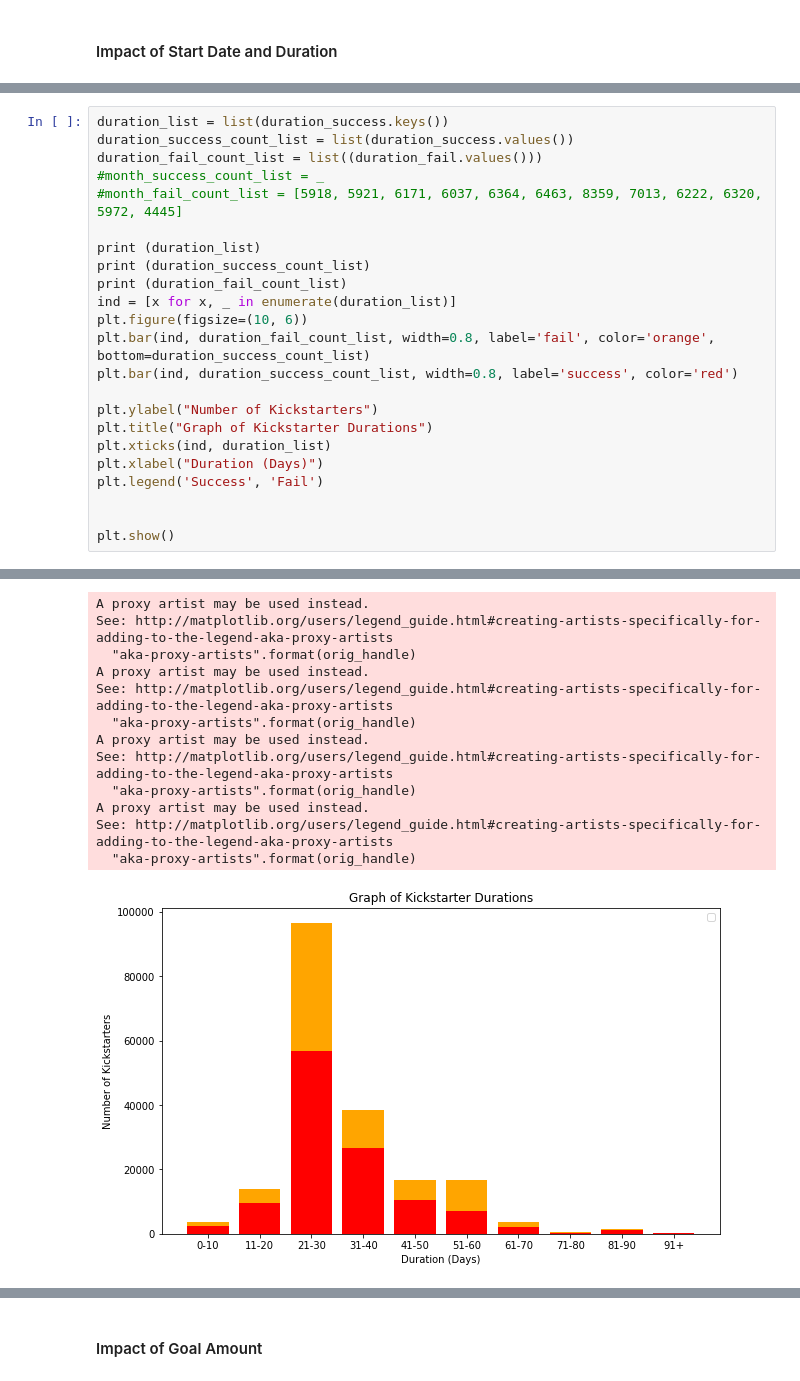
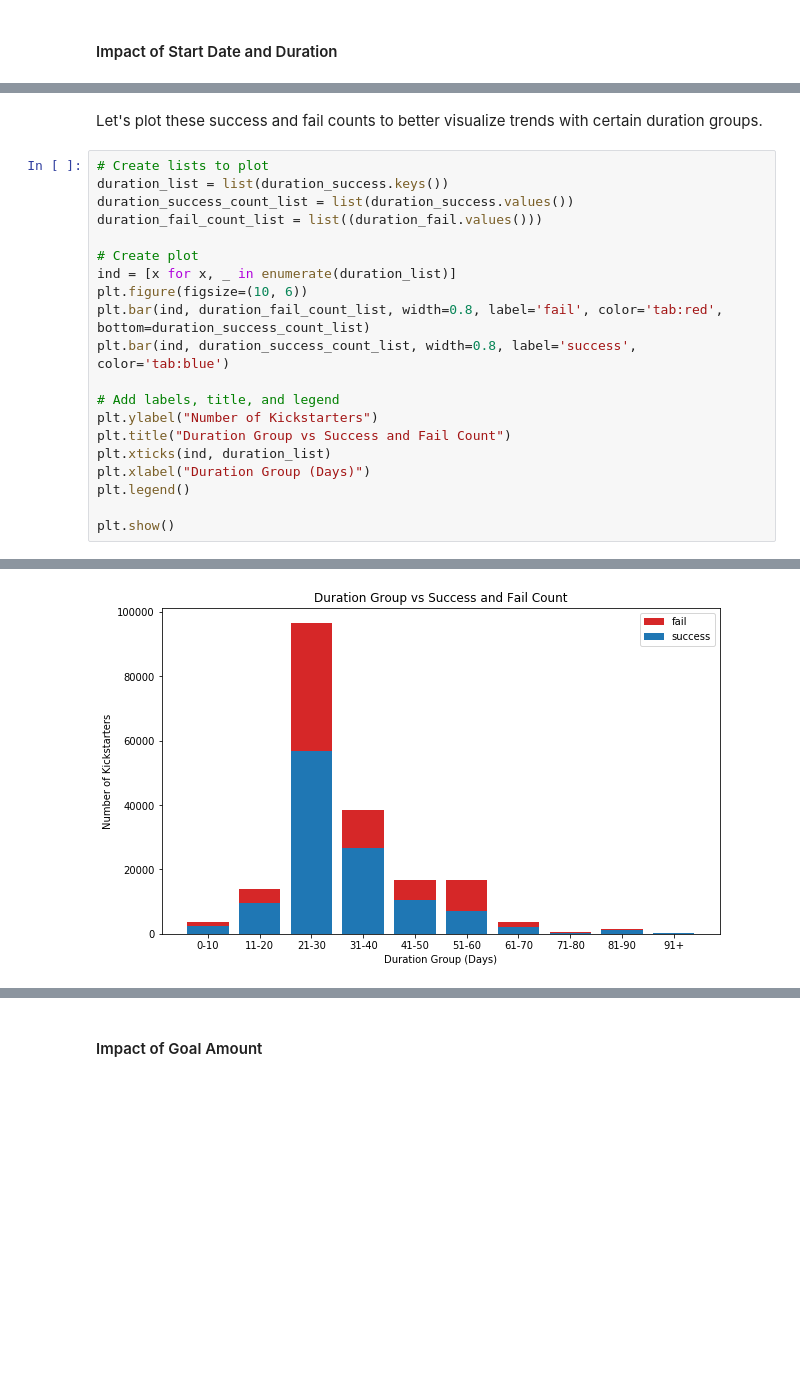
Before and after one commit to DP-20/Cogs108, a Jupyter notebook: Final Project.ipynb, the cells around one changed output, grey strips where cells are left out. Cells and saved outputs as stored; diff of their text form; blank space fills up the shorter version.

```diff
--- a/Final Project.ipynb
+++ b/Final Project.ipynb
@@ -522,24 +638,23 @@ print (duration_fail)
+# %% [markdown]
+Let's plot these success and fail counts to better visualize trends with certain duration groups.
 # %%
+# Create lists to plot
 duration_list = list(duration_success.keys())
 duration_success_count_list = list(duration_success.values())
 duration_fail_count_list = list((duration_fail.values()))
-#month_success_count_list = _
-#month_fail_count_list = [5918, 5921, 6171, 6037, 6364, 6463, 8359, 7013, 6222, 6320, 5972, 4445]
 
-print (duration_list)
-print (duration_success_count_list)
-print (duration_fail_count_list)
+# Create plot
 ind = [x for x, _ in enumerate(duration_list)]
 plt.figure(figsize=(10, 6))
-plt.bar(ind, duration_fail_count_list, width=0.8, label='fail', color='orange', bottom=duration_success_count_list)
-plt.bar(ind, duration_success_count_list, width=0.8, label='success', color='red')
+plt.bar(ind, duration_fail_count_list, width=0.8, label='fail', color='tab:red', bottom=duration_success_count_list)
+plt.bar(ind, duration_success_count_list, width=0.8, label='success', color='tab:blue')
 
+# Add labels, title, and legend
 plt.ylabel("Number of Kickstarters")
-plt.title("Graph of Kickstarter Durations")
+plt.title("Duration Group vs Success and Fail Count")
 plt.xticks(ind, duration_list)
-plt.xlabel("Duration (Days)")
-plt.legend('Success', 'Fail')
-
+plt.xlabel("Duration Group (Days)")
+plt.legend()
 
 plt.show()
 # %% [output]
@@ -549,13 +661 @@ plt.show()
-A proxy artist may be used instead.
-See: http://matplotlib.org/users/legend_guide.html#creating-artists-specifically-for-adding-to-the-legend-aka-proxy-artists
-  "aka-proxy-artists".format(orig_handle)
-A proxy artist may be used instead.
-See: http://matplotlib.org/users/legend_guide.html#creating-artists-specifically-for-adding-to-the-legend-aka-proxy-artists
-  "aka-proxy-artists".format(orig_handle)
-A proxy artist may be used instead.
-See: http://matplotlib.org/users/legend_guide.html#creating-artists-specifically-for-adding-to-the-legend-aka-proxy-artists
-  "aka-proxy-artists".format(orig_handle)
-A proxy artist may be used instead.
-See: http://matplotlib.org/users/legend_guide.html#creating-artists-specifically-for-adding-to-the-legend-aka-proxy-artists
-  "aka-proxy-artists".format(orig_handle)
-[figure, old version]
+[figure, new version]
```
Also changed, not shown: parts of 85 cells of this notebook.
